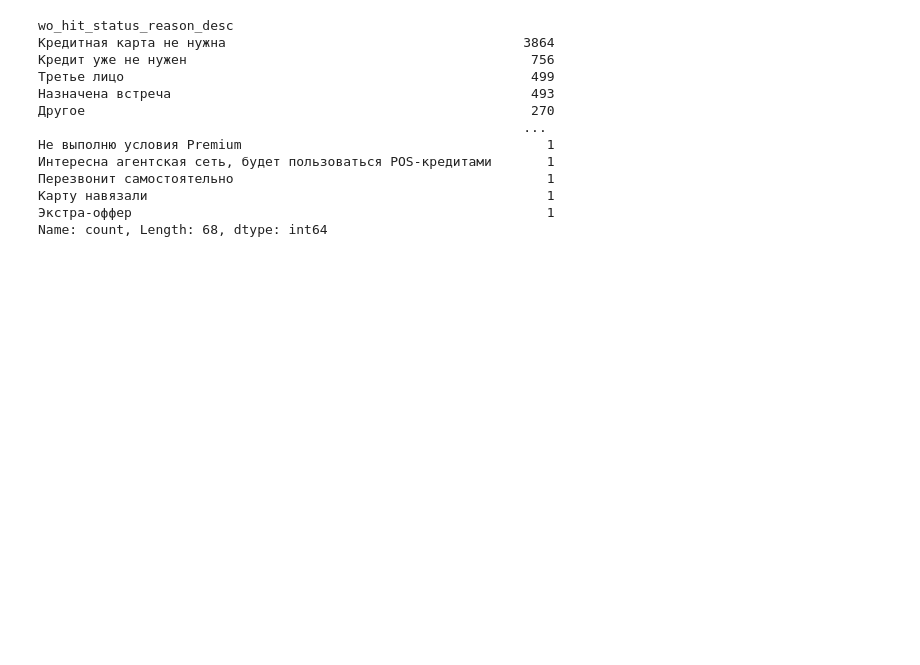
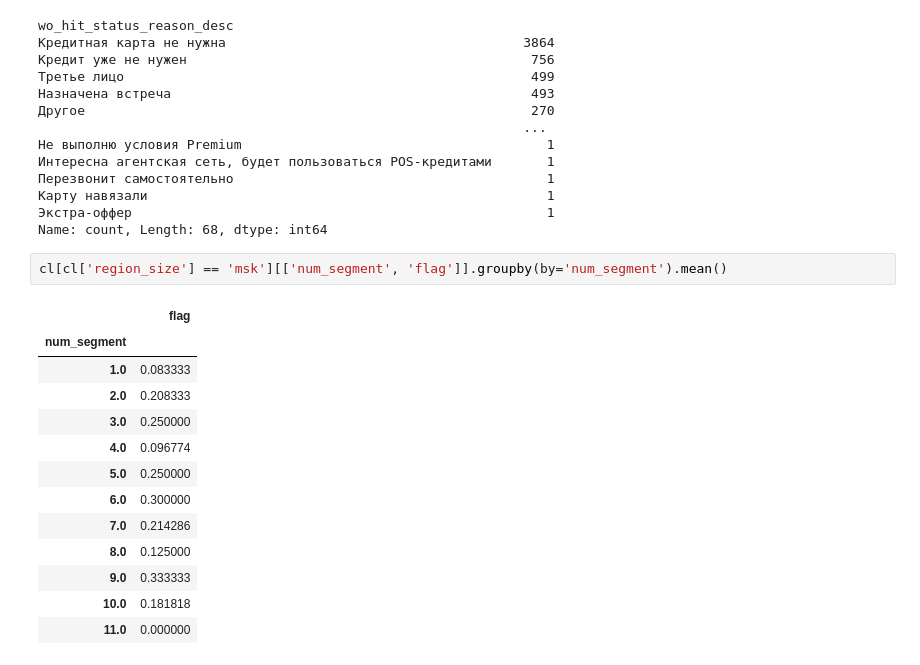
Before and after one commit to ssd2008/DANO24, a Jupyter notebook: cash_loan.ipynb, the cells around one changed output. Drawn from its saved outputs; the diff is of its cells as text; blank space fills up the shorter version.

```diff
--- a/cash_loan.ipynb
+++ b/cash_loan.ipynb
@@ -951,3 +951,19 @@ wo_hit_status_reason_desc
 Карту навязали                                                   1
 Экстра-оффер                                                     1
 Name: count, Length: 68, dtype: int64
+# %%
+cl[cl['region_size'] == 'msk'][['num_segment', 'flag']].groupby(by='num_segment').mean()
+# %% [output]
+|  | flag |
+| num_segment |  |
+| 1.0 | 0.083333 |
+| 2.0 | 0.208333 |
+| 3.0 | 0.250000 |
+| 4.0 | 0.096774 |
+| 5.0 | 0.250000 |
+| 6.0 | 0.300000 |
+| 7.0 | 0.214286 |
+| 8.0 | 0.125000 |
+| 9.0 | 0.333333 |
+| 10.0 | 0.181818 |
+| 11.0 | 0.000000 |
```
Also changed, not shown: 2 other files.
